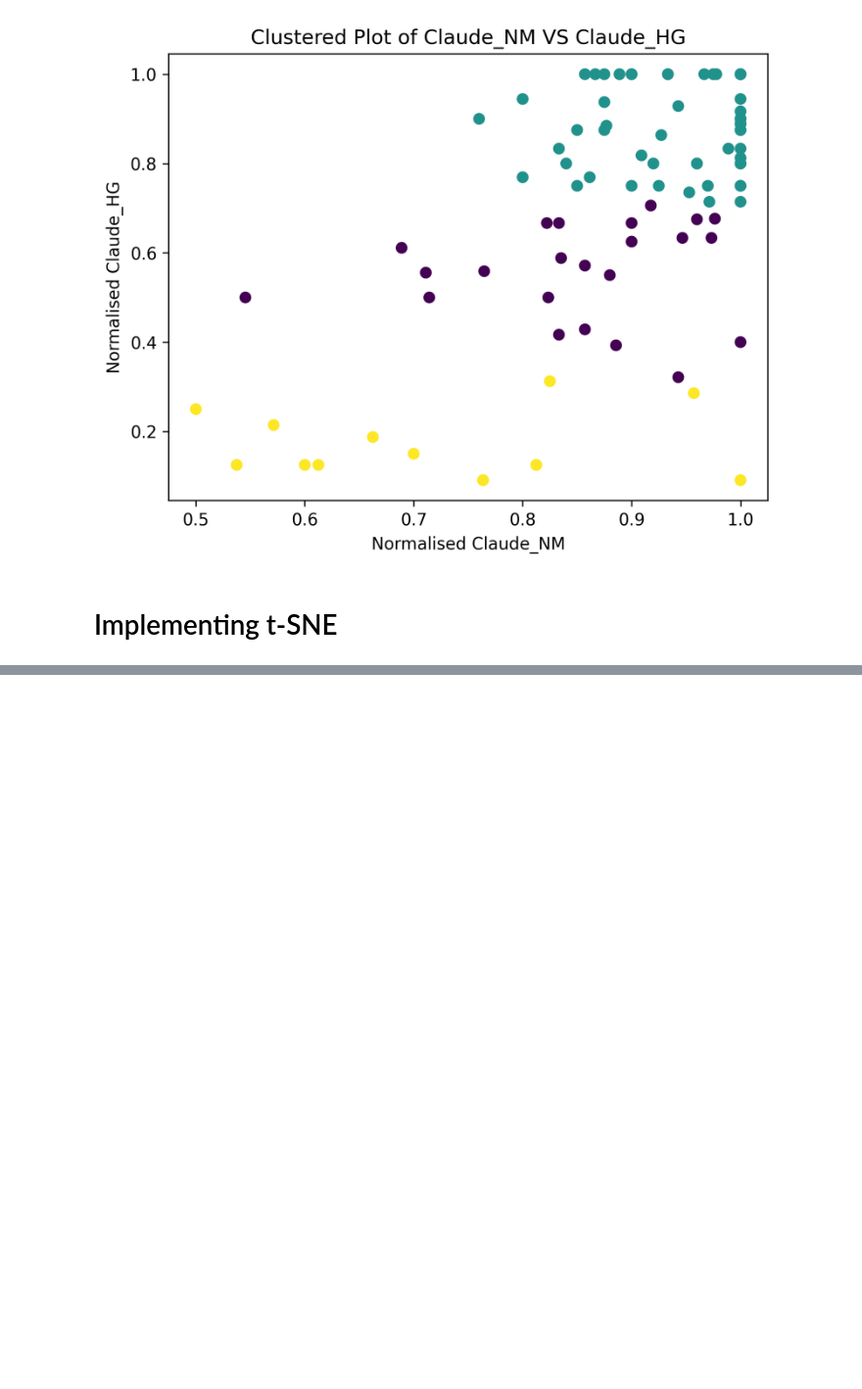
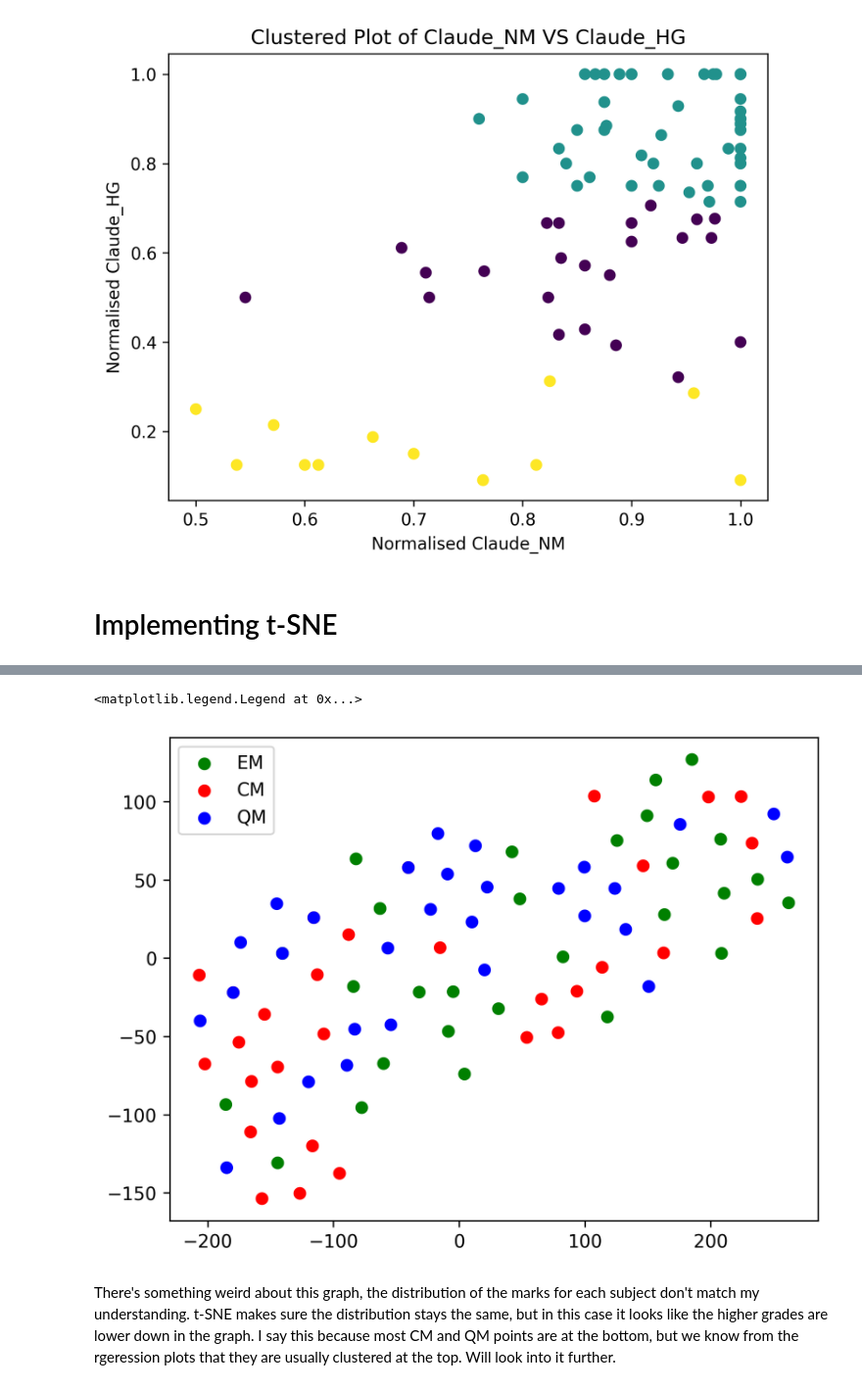
Before and after one commit to faraazakhtar185/LLM_Grader_Analysis, a Jupyter notebook: Claude Analysis.ipynb, the cells around one changed output, grey strips where cells are left out. Shown at 98% size. Cells and saved outputs as stored; diff of their text form; code cells hidden in the pictures; blank space fills up the shorter version.

```diff
--- a/Claude Analysis.ipynb
+++ b/Claude Analysis.ipynb
@@ -493,4 +493,12 @@ plt.show()
 # %% [markdown]
 # Implementing t-SNE
 # %%
-red_data = pd.concat([]) #creating data with only normalised grades
+red_data = pd.concat([concat_MS, concat_NMS, concat_HG], axis = 1) #creating data with only normalised grades
+red_data = red_data.loc[:, ['Norm']]
+red_data.columns = ['Norm_MS', 'Norm_NMS', 'Norm_HG']
+# %%
+#running t-SNE
+tsne = TSNE(learning_rate = 500, n_components = 2)
+x_tsne = tsne.fit_transform(red_data)
+y = np.concatenate(np.stack((np.repeat(1,30), np.repeat(2,30), np.repeat(3,30)), axis = 0)) #creating a subject marker
+pd.DataFrame(x_tsne)
@@ -496,0 +519,11 @@ red_data = pd.concat([]) #creating data with only normalised grades
+# %%
+plt.figure()
+plt.scatter(x_tsne[np.where(y==1),0], x_tsne[np.where(y==1), 1], color='g', label = "EM")
+plt.scatter(x_tsne[np.where(y==2),0], x_tsne[np.where(y==2), 1], color='r', label = "CM")
+plt.scatter(x_tsne[np.where(y==3),0], x_tsne[np.where(y==3), 1], color='b', label = "QM")
+plt.legend()
+# %% [output]
+<matplotlib.legend.Legend at 0x...>
+[figure, added]
+# %% [markdown]
+There's something weird about this graph, the distribution of the marks for each subject don't match my understanding. t-SNE makes sure the distribution stays the same, but in this case it looks like the higher grades are lower down in the graph. I say this because most CM and QM points are at the bottom, but we know from the rgeression plots that they are usually clustered at the top. Will look into it further.
```
Also changed, not shown: parts of 4 cells of this notebook.
